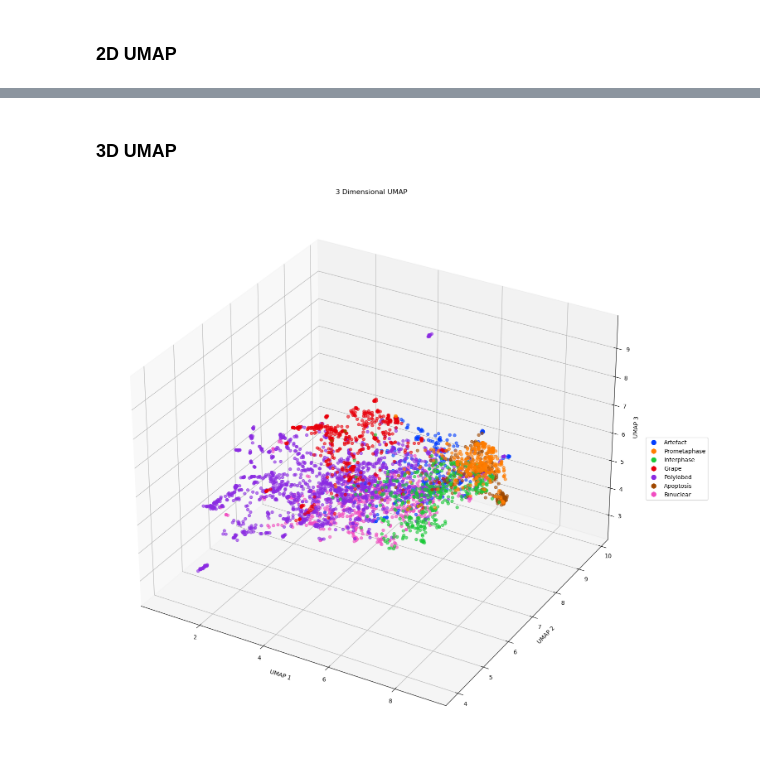
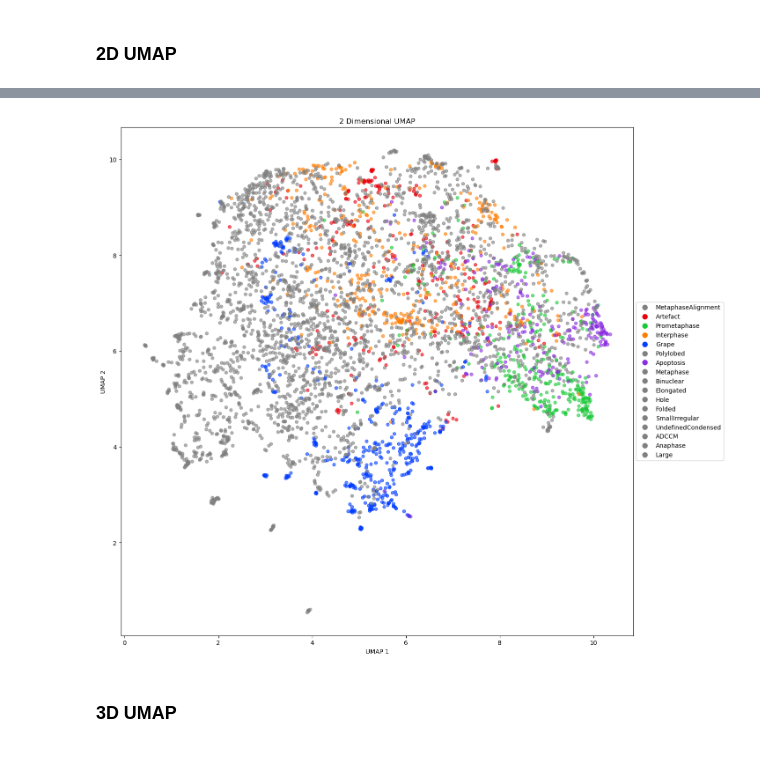
Before and after one commit to WayScience/mitocheck_data, a Jupyter notebook: 4.analyze_data/analyze_data.ipynb, the cells around one changed output, grey strips where cells are left out. Cells and saved outputs as stored; diff of their text form; code cells hidden in the pictures.

```diff
--- a/4.analyze_data/analyze_data.ipynb
+++ b/4.analyze_data/analyze_data.ipynb
@@ -106,7 +124,30 @@ show_2D_umap(x_data, y_data, phenotypic_classes, save_path=umap_2D_save_path, po
+# %%
+colored_classes = [
+    # "Polylobed",
+    # "Binuclear",
+    "Grape",
+    "Interphase",
+    "Prometaphase",
+    "Artefact",
+    "Apoptosis",
+    # "ADCCM",
+    # "MetaphaseAlignment",
+    # "SmallIrregular",
+    # "Hole",
+    # "Large",
+    # "Anaphase",
+    # "Metaphase",
+    # "UndefinedCondensed",
+    # "Elongated",
+    # "Folded",
+]
+
+umap_2D_save_path = pathlib.Path(f"{save_dir}/norm_train_2D_umap.png")
+show_2D_umap_grays(feature_data, phenotypic_classes, colored_classes, save_path=umap_2D_save_path, point_size=point_size, alpha=alpha, palette="bright")
+# %% [output]
+[figure, added]
 # %% [markdown]
 ### 3D UMAP
 # %%
 umap_3D_save_path = pathlib.Path(f"{save_dir}/norm_train_3D_umap.png")
-show_3D_umap(feature_data, phenotypic_classes, save_path=umap_3D_save_path, point_size=point_size, alpha=alpha, palette=color_palette)
+#show_3D_umap(feature_data, phenotypic_classes, save_path=umap_3D_save_path, point_size=point_size, alpha=alpha, palette=color_palette)
-# %% [output]
-[figure, removed]
```
Also changed, not shown: parts of 4 cells of this notebook, 4 other files.
